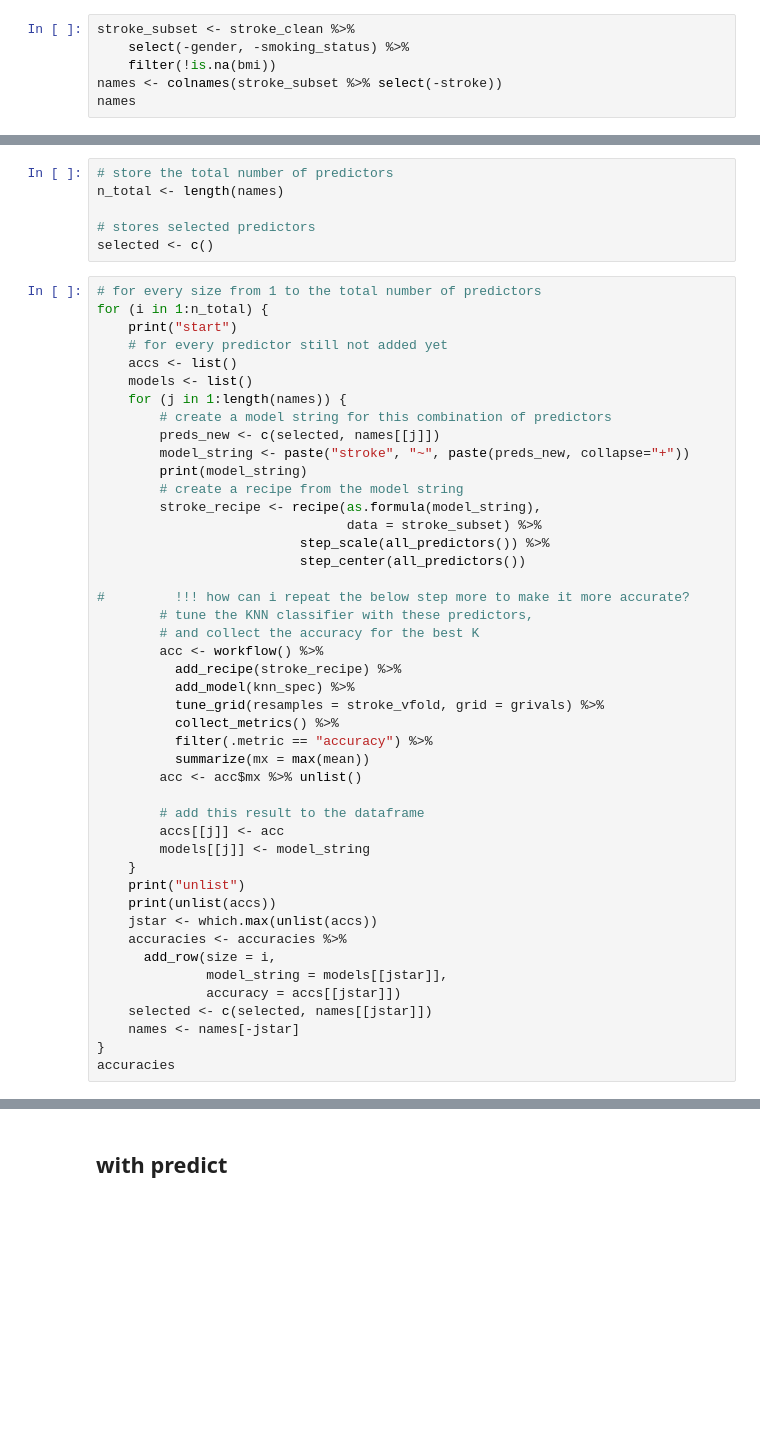
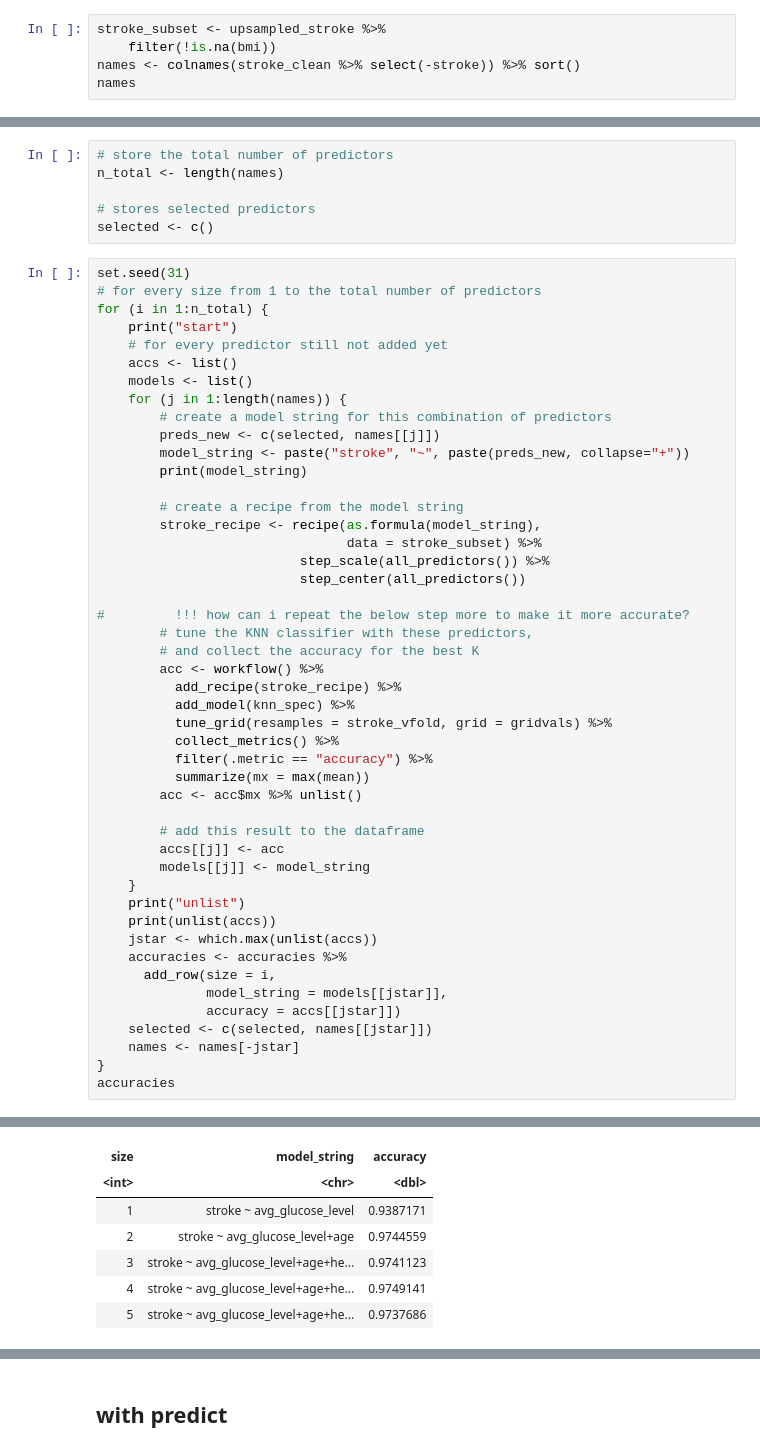
Before and after one commit to Gaelhpalmer/dsci-100-project, a Jupyter notebook: test.ipynb, the cells around one changed output, grey strips where cells are left out. Drawn from its saved outputs; the diff is of its cells as text; blank space fills up the shorter version.

```diff
--- a/test.ipynb
+++ b/test.ipynb
@@ -93,9 +123,8 @@ A tibble: 6 × 8
 # %% [markdown]
 ### start ### DONT RUN THINGS IN THIS SECTION (skip to 'with predict')
 # %%
-stroke_subset <- stroke_clean %>%
-    select(-gender, -smoking_status) %>%
+stroke_subset <- upsampled_stroke %>%
     filter(!is.na(bmi))
-names <- colnames(stroke_subset %>% select(-stroke))
+names <- colnames(stroke_clean %>% select(-stroke)) %>% sort()
 names
 # %% [output]
@@ -134,6 +163,7 @@ n_total <- length(names)
 # stores selected predictors
 selected <- c()
 # %%
+set.seed(31)
 # for every size from 1 to the total number of predictors
 for (i in 1:n_total) {
     print("start")
@@ -145,6 +175,7 @@ for (i in 1:n_total) {
         preds_new <- c(selected, names[[j]])
         model_string <- paste("stroke", "~", paste(preds_new, collapse="+"))
         print(model_string)
+
         # create a recipe from the model string
         stroke_recipe <- recipe(as.formula(model_string),
                                 data = stroke_subset) %>%
@@ -157,7 +188,7 @@ for (i in 1:n_total) {
         acc <- workflow() %>%
           add_recipe(stroke_recipe) %>%
           add_model(knn_spec) %>%
-          tune_grid(resamples = stroke_vfold, grid = grivals) %>%
+          tune_grid(resamples = stroke_vfold, grid = gridvals) %>%
           collect_metrics() %>%
           filter(.metric == "accuracy") %>%
           summarize(mx = max(mean))
@@ -178,3 +209,4 @@ for (i in 1:n_total) {
     names <- names[-jstar]
 }
 accuracies
+# %% [output]
@@ -181,2 +231,9 @@ accuracies
+| size | model_string | accuracy |
+| <int> | <chr> | <dbl> |
+| 1 | stroke ~ avg_glucose_level | 0.9387171 |
+| 2 | stroke ~ avg_glucose_level+age | 0.9744559 |
+| 3 | stroke ~ avg_glucose_level+age+he... | 0.9741123 |
+| 4 | stroke ~ avg_glucose_level+age+he... | 0.9749141 |
+| 5 | stroke ~ avg_glucose_level+age+he... | 0.9737686 |
 # %%
 accuracies
```
Also changed, not shown: parts of 9 cells of this notebook.
